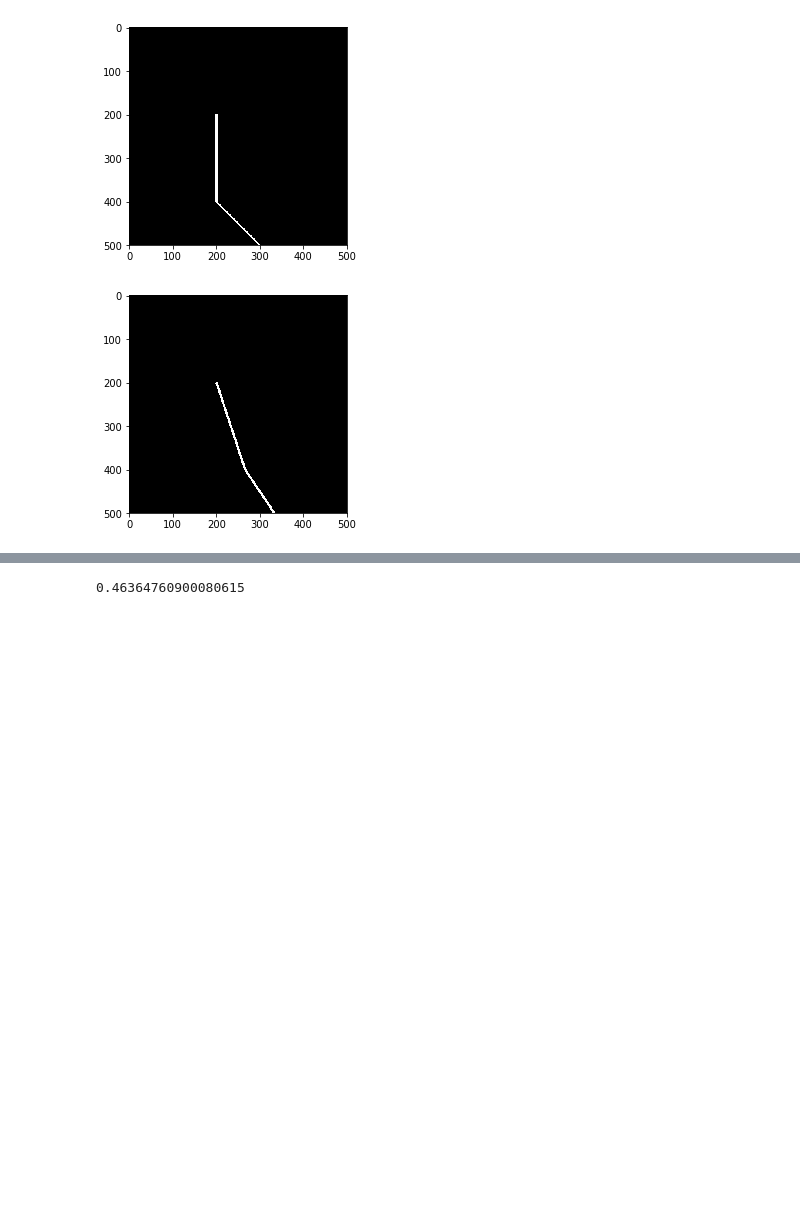
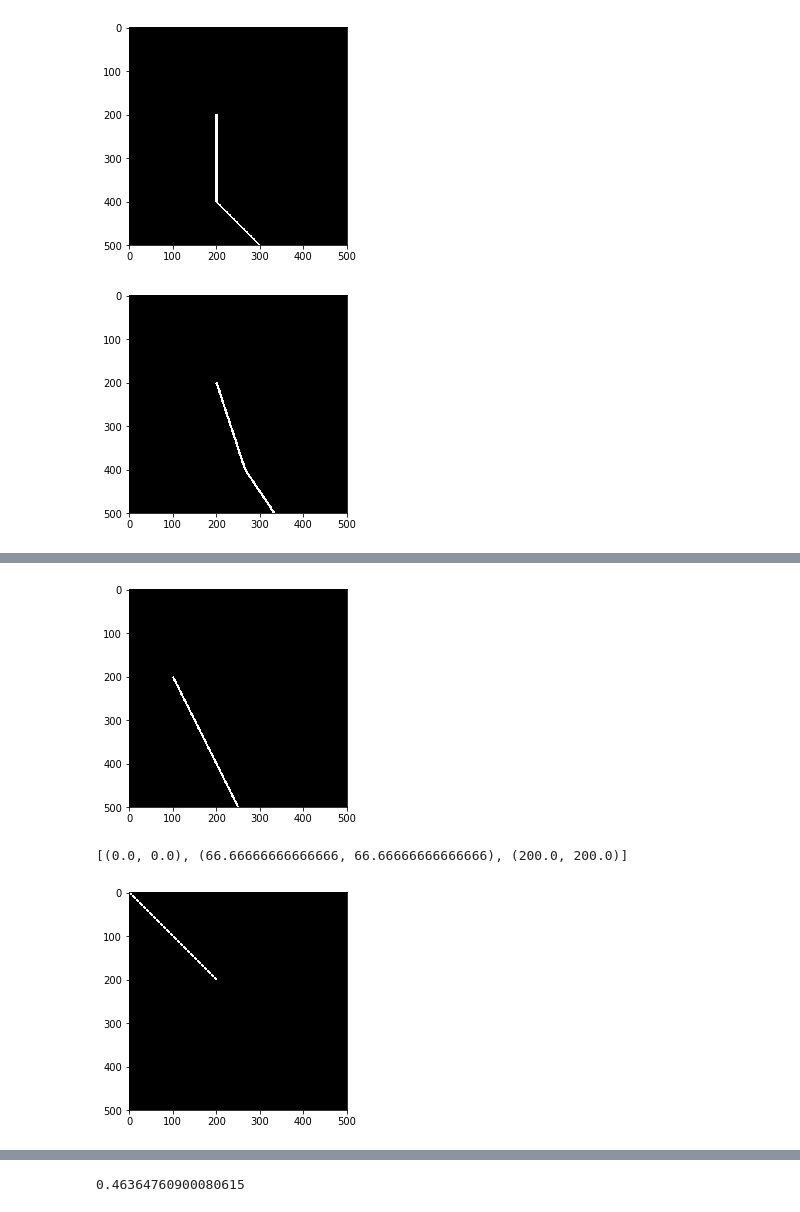
Before and after one commit to iolucas/mathwhat, a Jupyter notebook: implement_detexify.ipynb, the cells around one changed output, grey strips where cells are left out. Cells and saved outputs as stored; diff of their text form; code cells hidden in the pictures; blank space fills up the shorter version.

```diff
--- a/implement_detexify.ipynb
+++ b/implement_detexify.ipynb
@@ -329,7 +287,60 @@ def refit(r, stroke):
         return stroke
 
     (x1, y1), (x2, y2) = r
-    assert x1 < x2 && y1 < y2
+    assert x1 <= x2 and y1 <= y2, "Coords x1: {}, x2: {}, y1: {}, y2: {}".format(x1, x2, y1, y2)
 
-    return
+    (bbx1, bby1), (bbx2, bby2) = bounding_box(stroke)
+    reset = np.array((bbx1, bby1))
+
+    bbWidth = bbx2 - bbx1
+    bbHeight = bby2 - bby1
+    targetWidth = x2 - x1
+    targetHeight = y2 - y1
+
+#    scaleX = case bbWidth of
+#      0 -> 1
+#      width -> 1/width * targetWidth
+    scaleX = 1 if bbWidth == 0 else targetWidth/bbWidth
+
+#    scaleY = case bbHeight of
+#      0 -> 1
+#      height -> 1/height * targetHeight
+    scaleY = 1 if bbHeight == 0 else targetHeight/bbHeight
+
+#    transX = case bbWidth of
+#      0 -> x1 + 1/2 * targetWidth
+#      width -> x1
+    transX = x1 + 0.5 * targetWidth if bbWidth == 0 else x1
+
+#    transY = case bbHeight of
+#      0 -> y1 + 1/2 * targetHeight
+#      height -> y1
+    transY = y1 + 0.5 * targetHeight if bbHeight == 0 else y1
+
+    trans = np.array((transX, transY))
+
+#refit (Point (x1, y1), Point (x2, y2)) stroke = for stroke $ \p -> (scale scaleX scaleY (p `sub` reset)) `add` trans
+    refit_strokes = list()
+
+    scale_mat = np.array([
+        [scaleX, 0],
+        [0, scaleY]
+    ])
+
+    for p in stroke:
+        p = np.array(p)
+        t_p = scale_mat.dot(p - reset) + trans
+        refit_strokes.append(tuple(t_p))
+
+    return refit_strokes
+
+refit_strokes = refit([(0,0), (200,200)], test_strokes)
+
+print(test_strokes)
+draw_image([test_strokes])
+plt.show()
+
+print(refit_strokes)
+draw_image([refit_strokes])
+plt.show()
 # %% [output]
@@ -337,3 +348,6 @@ SyntaxError: invalid syntax (<ipython-input-16-19d501005adb>, line 32)
+[figure, added]
+[(0.0, 0.0), (66.66666666666666, 66.66666666666666), (200.0, 200.0)]
+[figure, added]
 # %%
 #-- fit the first rect maximally and centered into the second rect keeping the aspect ratio
 #aspectfit :: Rect -> Rect -> Rect
```
Also changed, not shown: parts of 39 cells of this notebook, 1 other file.
